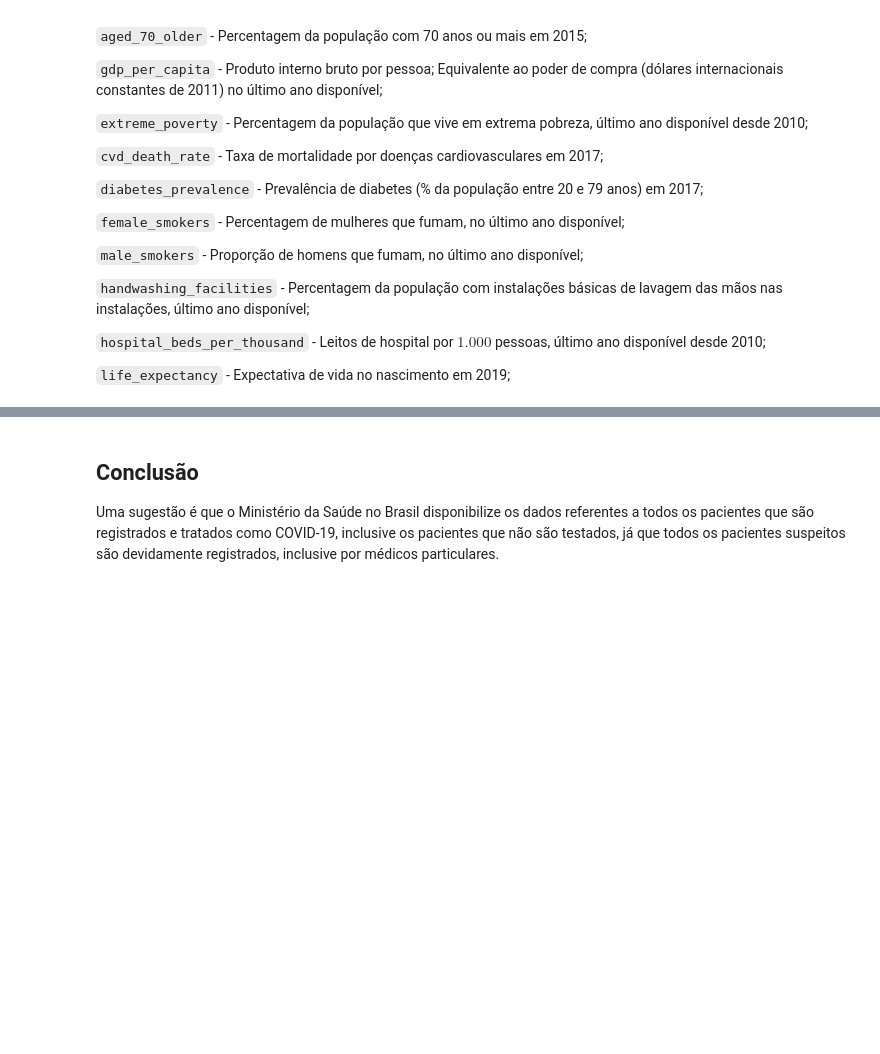
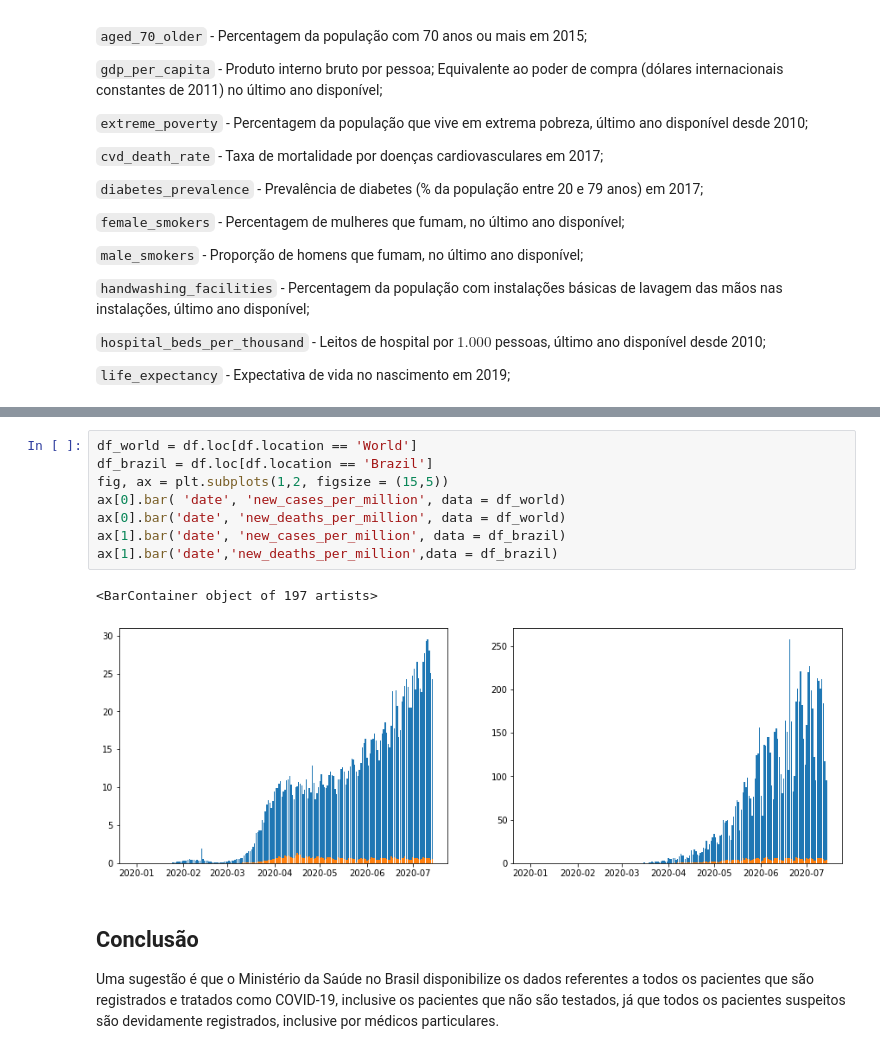
Before and after one commit to adrianadamata/Data_Science_COVID-19, a Jupyter notebook: COVID_19_no_contexto_do_Brasil.ipynb, the cells around one changed output, grey strips where cells are left out. Drawn from its saved outputs; the diff is of its cells as text; blank space fills up the shorter version.

```diff
--- a/COVID_19_no_contexto_do_Brasil.ipynb
+++ b/COVID_19_no_contexto_do_Brasil.ipynb
@@ -207,3 +393,14 @@ Vamos......
+# %%
+df_world = df.loc[df.location == 'World']
+df_brazil = df.loc[df.location == 'Brazil']
+fig, ax = plt.subplots(1,2, figsize = (15,5))
+ax[0].bar( 'date', 'new_cases_per_million', data = df_world)
+ax[0].bar('date', 'new_deaths_per_million', data = df_world)
+ax[1].bar('date', 'new_cases_per_million', data = df_brazil)
+ax[1].bar('date','new_deaths_per_million',data = df_brazil)
+# %% [output]
+<BarContainer object of 197 artists>
+[figure, added]
 # %% [markdown]
 ## Conclusão
 
```
Also changed, not shown: parts of 52 cells of this notebook.
